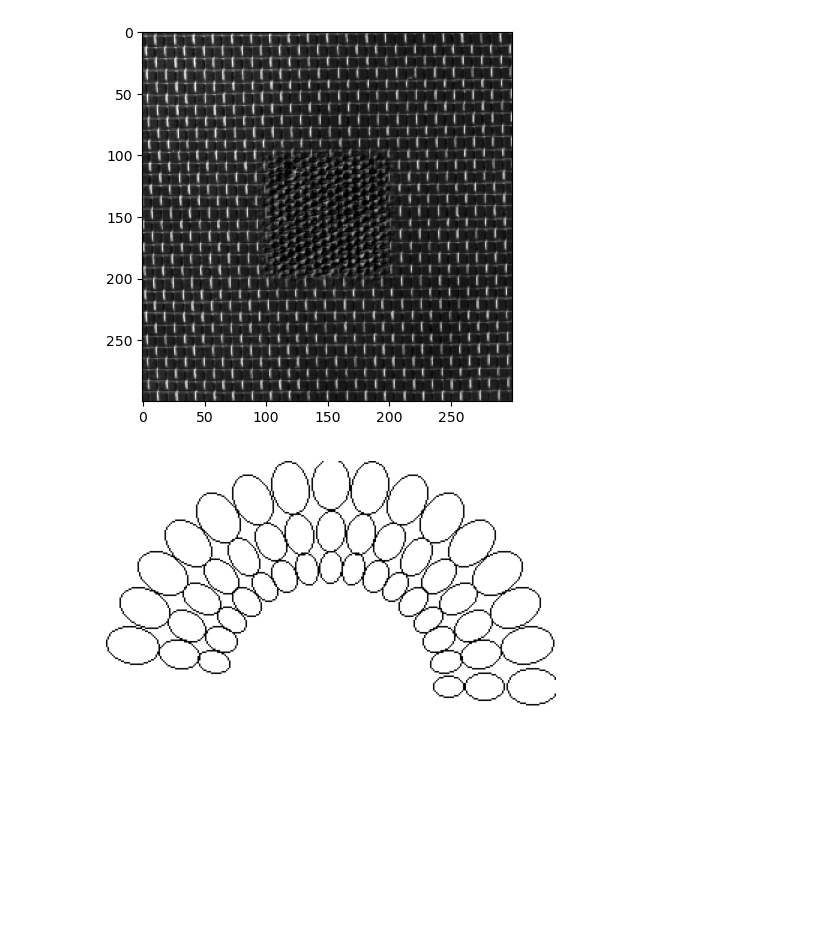
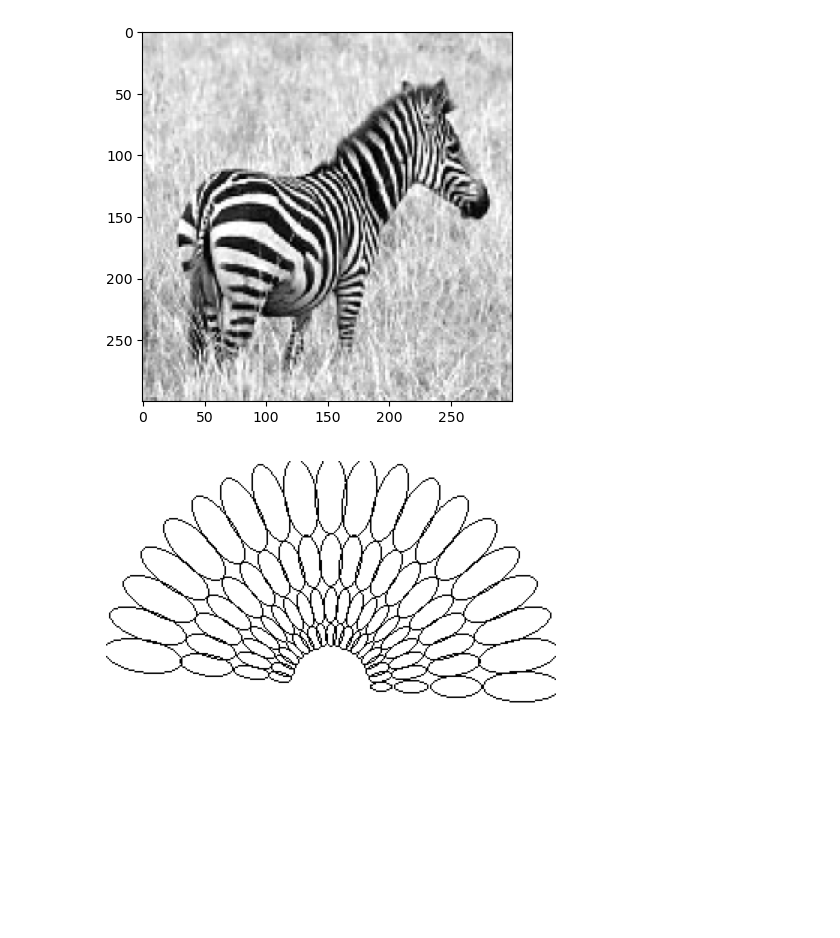
Before and after one commit to guyshapira-academic/texture-segmentation, a Jupyter notebook: notebook.ipynb, the cells around one changed output. Cells and saved outputs as stored; diff of their text form; code cells hidden in the pictures.

```diff
--- a/notebook.ipynb
+++ b/notebook.ipynb
@@ -17,47 +17,53 @@ def approximate_delta(x: NDArray, epsilon: float = 1e-6):
     return np.exp(-x**2 / epsilon**2) / divisor
 # %%
 imsize = 300
-# backgroud_texture_id = 5
-# inner_texture_id = 80
-backgroud_texture_id = 6
-inner_texture_id = 77
+backgroud_texture_id = 5
+inner_texture_id = 80
+# backgroud_texture_id = 17
+# inner_texture_id = 77
+
 
 bg_image_url = f"https://www.ux.uis.no/~tranden/brodatz/D{backgroud_texture_id}.gif"
 texture_image_url = f"https://www.ux.uis.no/~tranden/brodatz/D{inner_texture_id}.gif"
 
 
 bg_image = imageio.imread(bg_image_url)
 bg_image = bg_image[:, 0:imsize, 0:imsize].astype(float) / 255
 
 texture_image = imageio.imread(texture_image_url)
 texture_image = texture_image[:, 0:imsize, 0:imsize].astype(float) / 255
 mask = np.zeros_like(bg_image)
 # mask[:, imsize//3:-imsize//3, imsize//3:-imsize//3] = 1
 mask[:, imsize//3:-imsize//3, imsize//3:-imsize//3] = 1
 mask = sp.ndimage.gaussian_filter(mask, sigma=(0, 5, 5))
 
 texture_image = texture_image - texture_image.mean() + bg_image.mean()
 texture_image = texture_image * bg_image.std() / texture_image.std()
 texture_image = np.clip(texture_image, 0, 1)
 
 image = (1 - mask) * bg_image + mask * texture_image
 image -= image.min()
 image /= image.max()
 # image = np.random.normal(image, 0.1)
 image = np.clip(image, 0, 1)
 image = image[0]
+
+image = imageio.imread("zebra_1.png").astype(float) / 255
+image = ski.color.rgb2gray(image[:, :, :3], channel_axis=-1)
+image = image[:500, 50:500]
+image = ski.transform.resize(image, (imsize, imsize))
 plt.imshow(image)
 plt.show()
 # %% [output]
-[figure, old version]
+[figure, new version]
 # %%
 filter_bank_params = {
-    'num_angles': 16,
+    'num_angles': 20,
     'full_circle': False,
-    'scaling_factor': 0.6,
-    'num_scales': 3,
-    'sigma_x0': 0.10,
-    "sigma_y0": 0.07
+    'scaling_factor': 0.45,
+    'num_scales': 4,
+    'sigma_x0': 0.15,
+    "sigma_y0": 0.06
 }
 
 arr = gabor.plot_gabor_filter_bank_fft_fwhm(300, **filter_bank_params)
@@ -70,7 +76,7 @@ ax.set_axis_off()
 plt.tight_layout()
 plt.show()
 # %% [output]
-[figure, old version]
+[figure, new version]
 # %%
 gabor_features_complex = gabor.gabor_features_raw(image, filter_bank_params)
 
```
Also changed, not shown: parts of 10 cells of this notebook, 3 other files.
